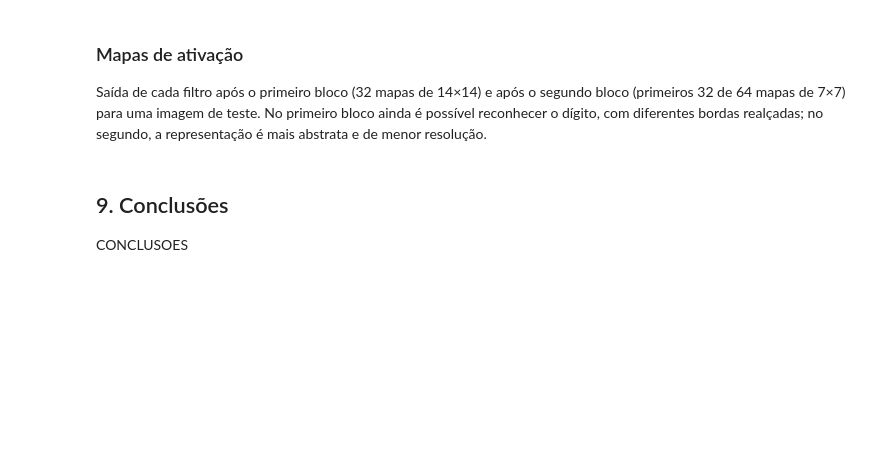
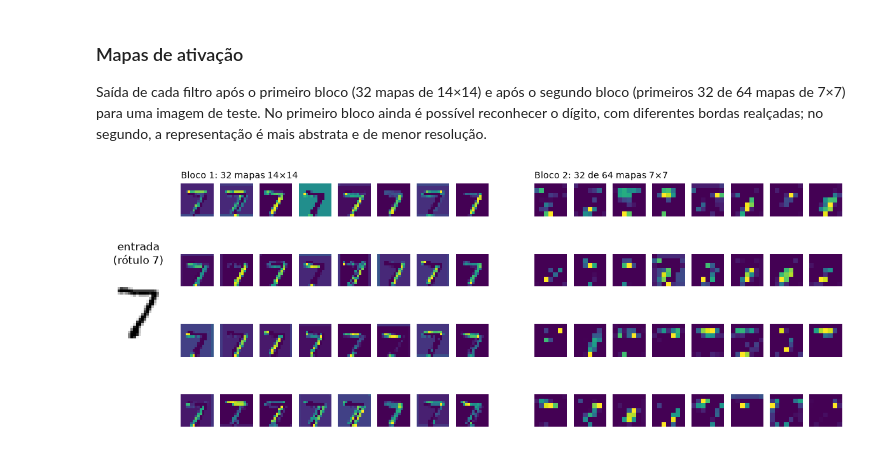
Before and after one commit to fabriziorocha/mestrado-redesneurais, a Jupyter notebook: 02_cnn_mnist.ipynb, the cells around one changed output. Cells and saved outputs as stored; diff of their text form; code cells hidden in the pictures; blank space fills up the shorter version.

```diff
--- a/02_cnn_mnist.ipynb
+++ b/02_cnn_mnist.ipynb
@@ -461,25 +593,23 @@ Saída de cada filtro após o primeiro bloco (32 mapas de 14×14) e após o segu
 # %%
 imagem = torch.from_numpy(X_teste[:1]).to(dispositivo)
 cnn.eval()
 with torch.no_grad():
     bloco1 = cnn[:5](imagem)[0].cpu()
     bloco2 = cnn[:9](imagem)[0].cpu()
 
 fig = plt.figure(figsize=(15, 5.5))
 grade = fig.add_gridspec(4, 19)
 ax = fig.add_subplot(grade[1:3, 0:2])
 ax.imshow(X_teste[0, 0], cmap='gray_r')
-ax.set_title(f'entrada (rótulo {y_teste[0]})')
+ax.set_title(f'entrada\n(rótulo {y_teste[0]})')
 ax.axis('off')
 for k, (mapas, titulo) in enumerate([(bloco1, 'Bloco 1: 32 mapas 14×14'), (bloco2[:32], 'Bloco 2: 32 de 64 mapas 7×7')]):
     for i, mapa in enumerate(mapas):
         ax = fig.add_subplot(grade[i // 8, 2 + k * 9 + i % 8])
         ax.imshow(mapa, cmap='viridis')
         ax.axis('off')
         if i == 0:
             ax.set_title(titulo, loc='left', fontsize=10)
 plt.show()
+# %% [output]
+[figure, added]
-# %% [markdown]
-## 9. Conclusões
-
-CONCLUSOES
```
Also changed, not shown: parts of 19 cells of this notebook, 2 other files.
